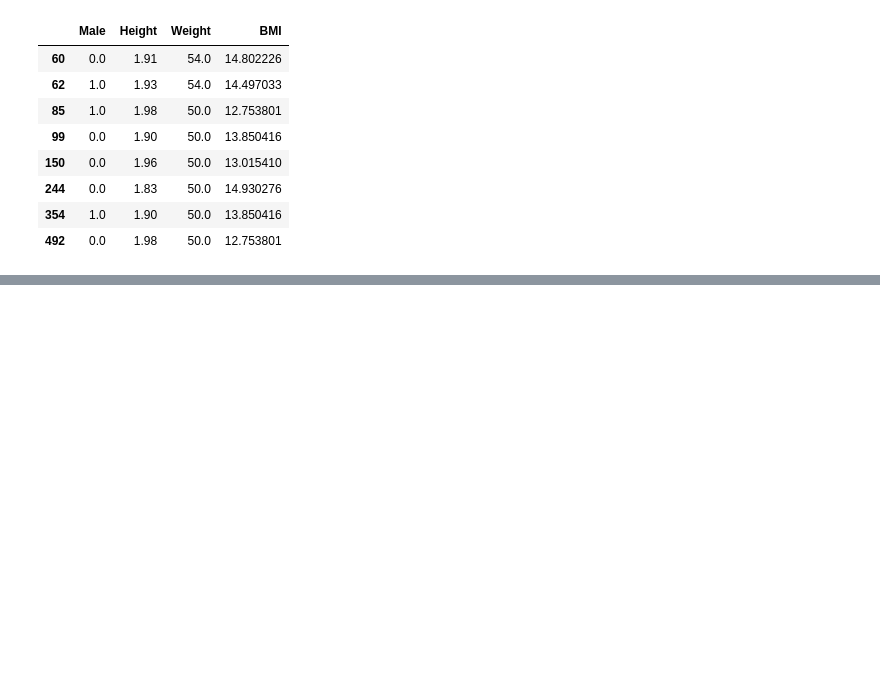
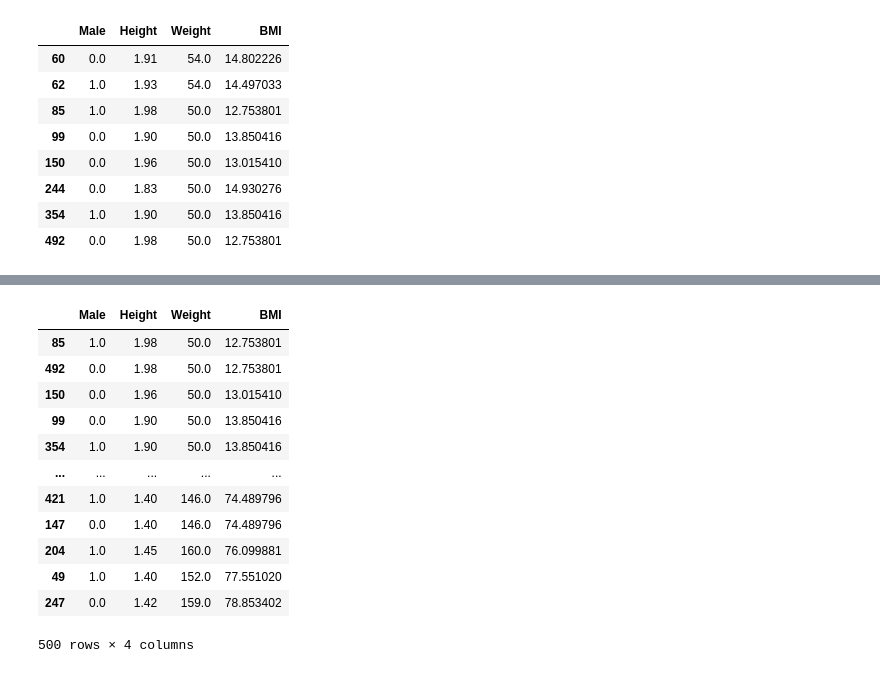
Before and after one commit to Abdullah-Hamad-Almousa/ArrayTesting, a Jupyter notebook: notes/PandasNote.ipynb, the cells around one changed output, grey strips where cells are left out. Drawn from its saved outputs; the diff is of its cells as text; code cells hidden in the pictures; blank space fills up the shorter version.

```diff
--- a/notes/PandasNote.ipynb
+++ b/notes/PandasNote.ipynb
@@ -421,0 +576,16 @@ df[df['BMI'] < 15]
+# %%
+df.sort_values("BMI")
+# %% [output]
+|  | Male | Height | Weight | BMI |
+| 85 | 1.0 | 1.98 | 50.0 | 12.753801 |
+| 492 | 0.0 | 1.98 | 50.0 | 12.753801 |
+| 150 | 0.0 | 1.96 | 50.0 | 13.015410 |
+| 99 | 0.0 | 1.90 | 50.0 | 13.850416 |
+| 354 | 1.0 | 1.90 | 50.0 | 13.850416 |
+| ... | ... | ... | ... | ... |
+| 421 | 1.0 | 1.40 | 146.0 | 74.489796 |
+| 147 | 0.0 | 1.40 | 146.0 | 74.489796 |
+| 204 | 1.0 | 1.45 | 160.0 | 76.099881 |
+| 49 | 1.0 | 1.40 | 152.0 | 77.551020 |
+| 247 | 0.0 | 1.42 | 159.0 | 78.853402 |
+500 rows × 4 columns
```
Also changed, not shown: parts of 11 cells of this notebook.
